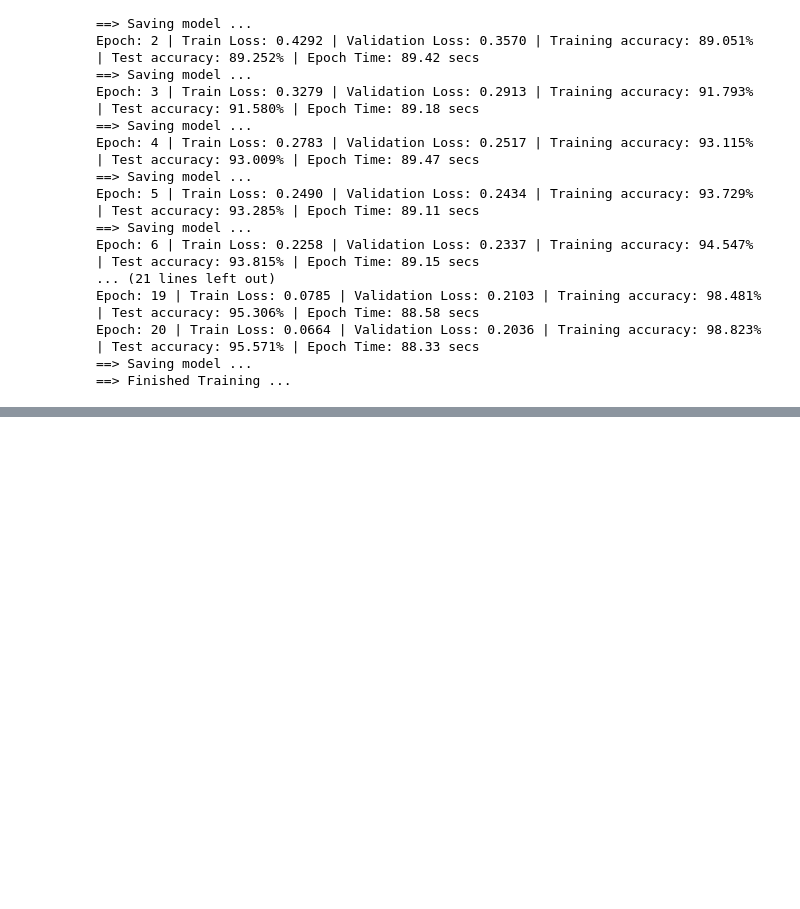
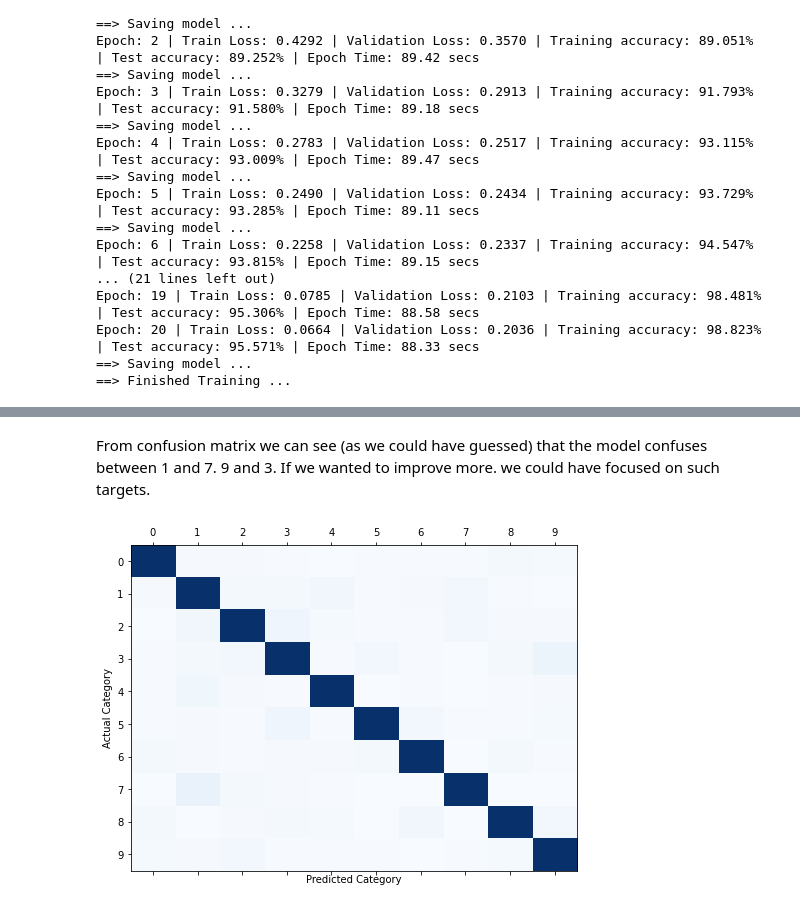
Before and after one commit to ynahum/dl_hw, a Jupyter notebook: hw2/ee046211_hw2_034462796_204034953.ipynb, the cells around one changed output, grey strips where cells are left out. Drawn from its saved outputs; the diff is of its cells as text; code cells hidden in the pictures; blank space fills up the shorter version.

```diff
--- a/hw2/ee046211_hw2_034462796_204034953.ipynb
+++ b/hw2/ee046211_hw2_034462796_204034953.ipynb
@@ -1525,3 +1549,17 @@ Epoch: 20 | Train Loss: 0.0664 | Validation Loss: 0.2036 | Training accuracy: 98
+# %% [markdown]
+From confusion matrix we can see (as we could have guessed) that the model confuses between 1 and 7. 9 and 3. If we wanted to improve more. we could have focused on such targets.
+# %%
+test_accuracy, confusion_matrix = calculate_accuracy(model2, test_loader, device)
+# plot confusion matrix
+fig, ax = plt.subplots(1,1,figsize=(8,6))
+ax.matshow(confusion_matrix, aspect='auto', vmin=0, vmax=1000, cmap=plt.get_cmap('Blues'))
+plt.ylabel('Actual Category')
+plt.yticks(range(10))
+plt.xlabel('Predicted Category')
+plt.xticks(range(10))
+plt.show()
+# %% [output]
+[figure, added]
 # %% [markdown]
 ## <img src="https://img.icons8.com/dusk/64/000000/prize.png" style="height:50px;display:inline"> Credits
 ---
```
Also changed, not shown: parts of 7 cells of this notebook.
